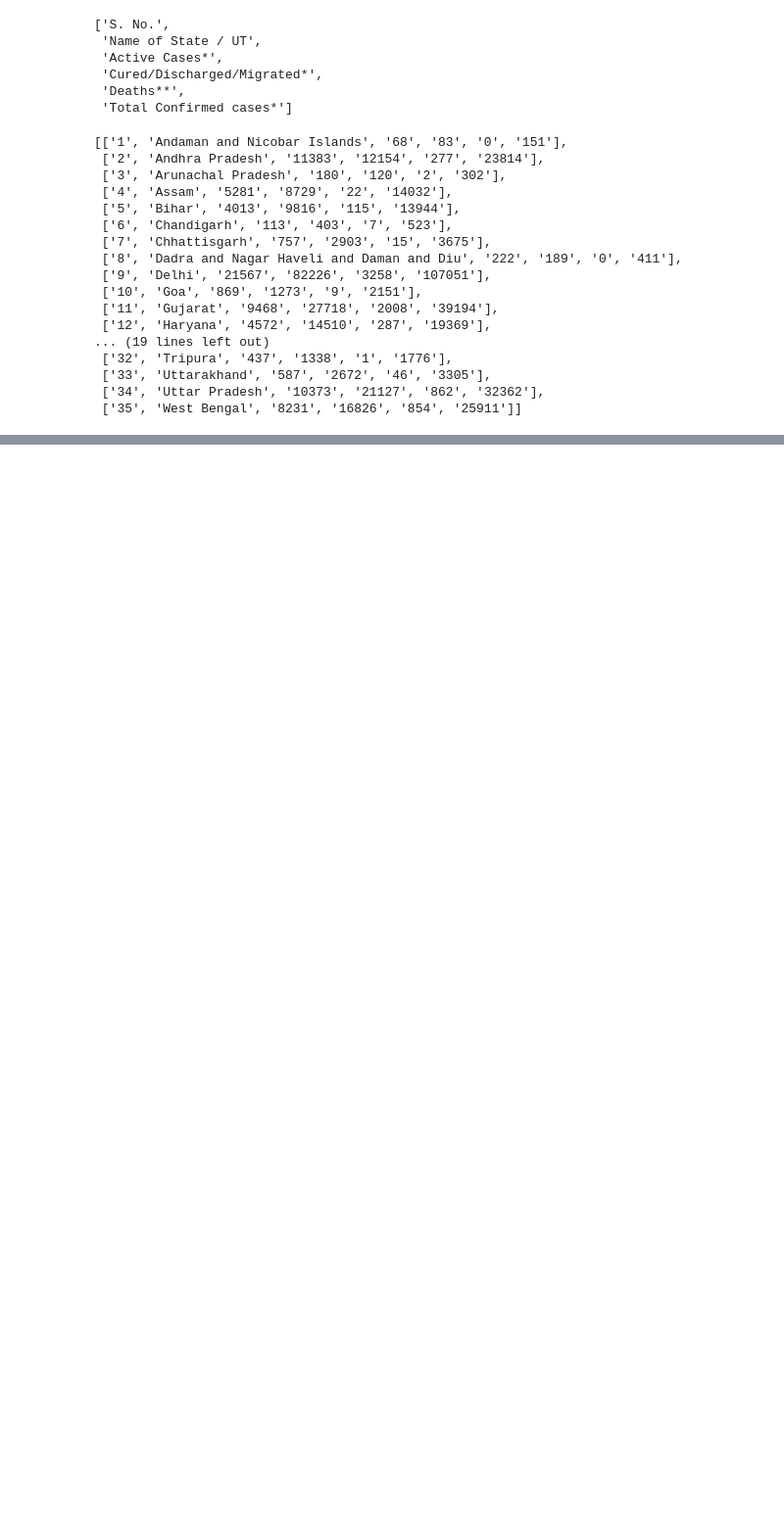
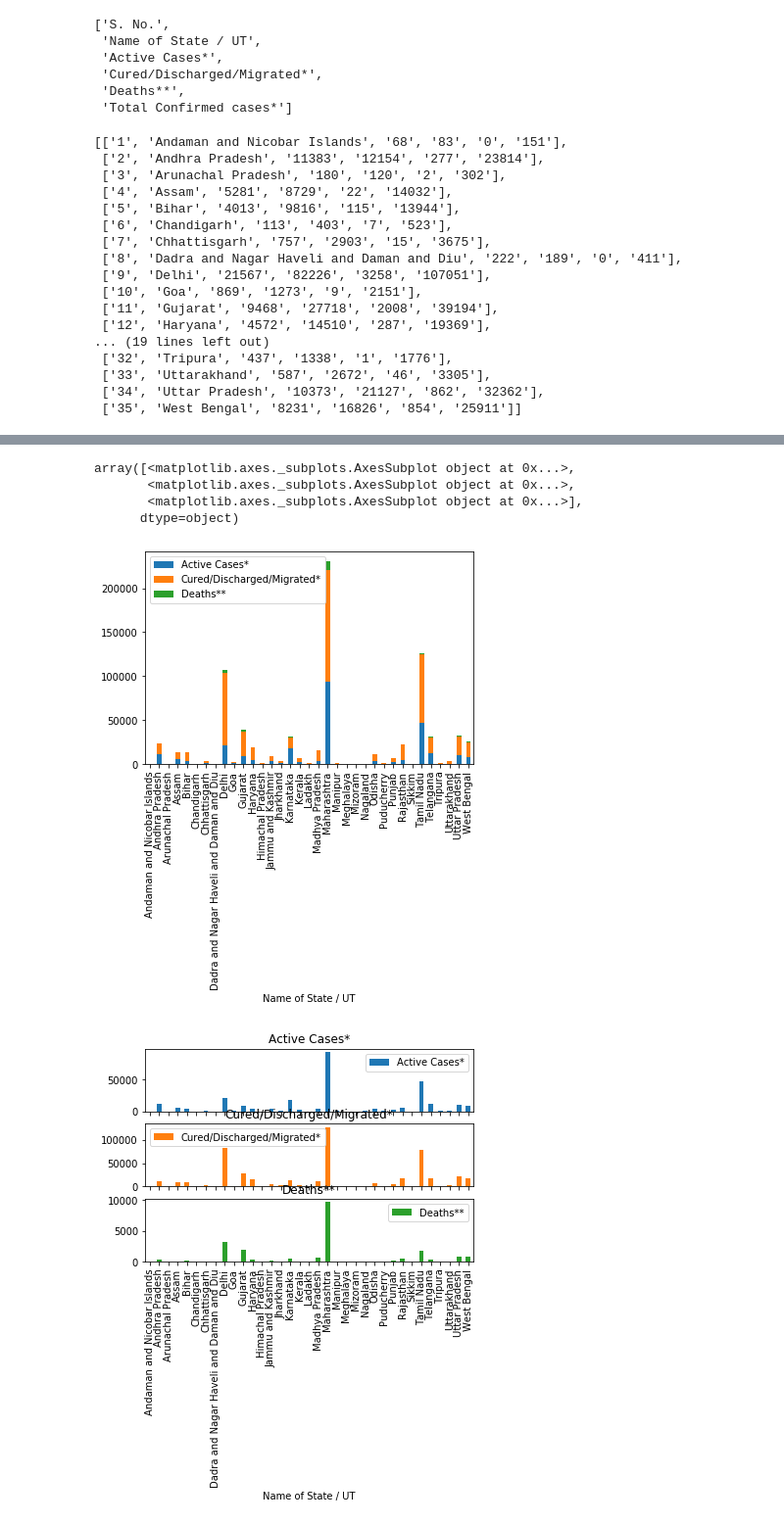
Before and after one commit to revanthbugatti/CoronarealtimeMoHFW, a Jupyter notebook: CoronaMoHFW.ipynb, the cells around one changed output, grey strips where cells are left out. Shown at 98% size. Saved outputs shown, nothing was run; the diff lists cells and outputs as text; code cells hidden in the pictures; blank space fills up the shorter version.

Commit message:
Added Graphs

```diff
--- a/CoronaMoHFW.ipynb
+++ b/CoronaMoHFW.ipynb
@@ -73,3 +54,17 @@ corona_df.head()
 | 4 | 5 | Bihar | 4013 | 9816 | 115 | 13944 |
 # %%
 corona_df.to_excel('Corona_data.xls')
+# %%
+corona_df['Active Cases*'] = pd.to_numeric(corona_df['Active Cases*'])
+corona_df['Cured/Discharged/Migrated*'] = pd.to_numeric(corona_df['Cured/Discharged/Migrated*'])
+corona_df['Deaths**'] = pd.to_numeric(corona_df['Deaths**'])
+# %%
+corona_df.plot.bar(x = 'Name of State / UT',stacked = True)
+corona_df.plot.bar(x = 'Name of State / UT',stacked = True,subplots = True)
+# %% [output]
+array([<matplotlib.axes._subplots.AxesSubplot object at 0x...>,
+       <matplotlib.axes._subplots.AxesSubplot object at 0x...>,
+       <matplotlib.axes._subplots.AxesSubplot object at 0x...>],
+      dtype=object)
+[figure, added]
+[figure, added]
```
Also changed, not shown: parts of 2 cells of this notebook.
